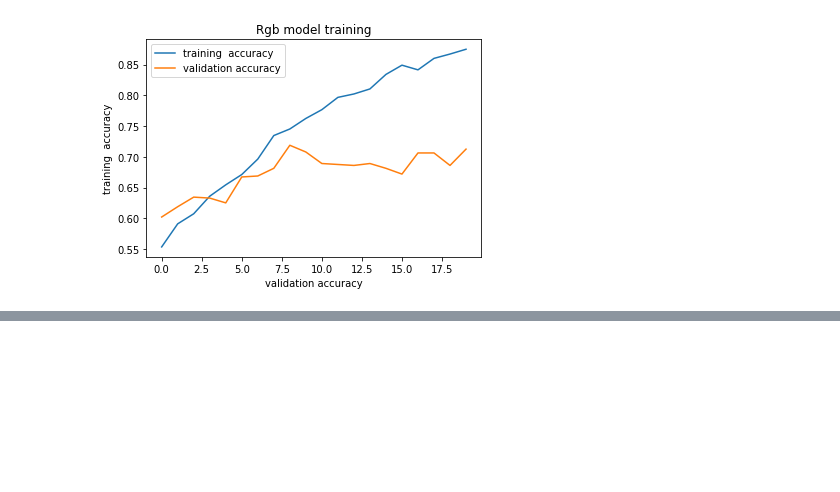
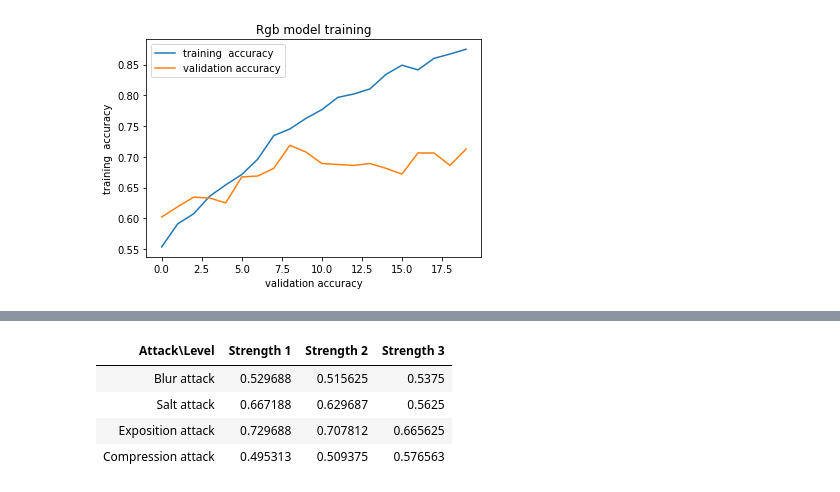
Before and after one commit to GianlucaDeStefano/forgerydetectionproject, a Jupyter notebook: notebook.ipynb, the cells around one changed output, grey strips where cells are left out. Saved outputs shown, nothing was run; the diff lists cells and outputs as text; code cells hidden in the pictures; blank space fills up the shorter version.

```diff
--- a/notebook.ipynb
+++ b/notebook.ipynb
@@ -171,4 +173,4 @@ Epoch 10/20
 plot_model_data(history_srm,("accuracy","val_accuracy"),("training  accuracy","validation accuracy"),"SRM model training")
 # %%
 rgb_checkpoint_path = "../Logs/models/RGB model/Feb022021200611/best_model.h5"
-noiseprint_checkpoint_path = "../Logs/models/Noiseprint model/Feb022021202331/best_model.h5"
+checkpoint_noiseprint_path = "../Logs/models/Noiseprint model/Feb022021221628/best_model.h5"
@@ -201,0 +214,13 @@ model_rgb.evaluate(generator_test)
+# %%
+model_noiseprint = keras.models.load_model(checkpoint_noiseprint_path)
+generator_test = Casia2Generator(dataset.as_dataset(split="test"),"noiseprint",32)
+
+res_blur = ["Blur attack"]+test_model(model_noiseprint,"noiseprint",blur_test_sets)
+res_salt = ["Salt attack"]+test_model(model_noiseprint,"noiseprint",salt_test_sets)
+res_exposed = ["Exposition attack"]+test_model(model_noiseprint,"noiseprint",exposed_test_sets)
+res_compression = ["Compression attack"]+test_model(model_noiseprint,"noiseprint",compression_test_sets)
+
+table = [res_blur,res_salt,res_exposed,res_compression]
+
+display(HTML(tabulate.tabulate(table, tablefmt='html',headers=["Attack\Level","Strength 1","Strength 2","Strength 3"])))
+# %% [output]
@@ -201,0 +241,5 @@ model_rgb.evaluate(generator_test)
+| Attack\Level | Strength 1 | Strength 2 | Strength 3 |
+| Blur attack | 0.529688 | 0.515625 | 0.5375 |
+| Salt attack | 0.667188 | 0.629687 | 0.5625 |
+| Exposition attack | 0.729688 | 0.707812 | 0.665625 |
+| Compression attack | 0.495313 | 0.509375 | 0.576563 |
```
Also changed, not shown: parts of 9 cells of this notebook.
